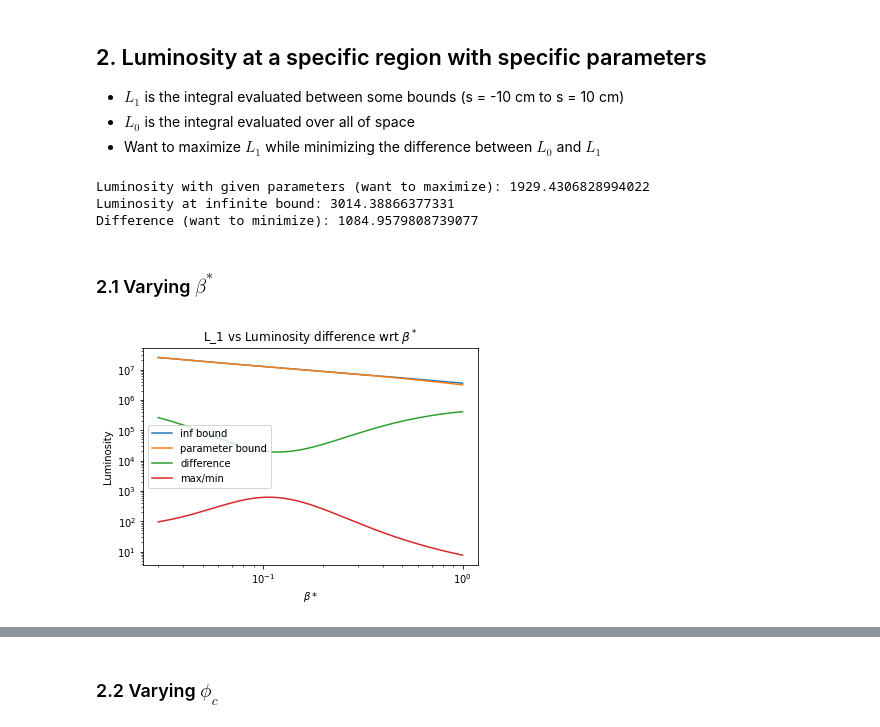
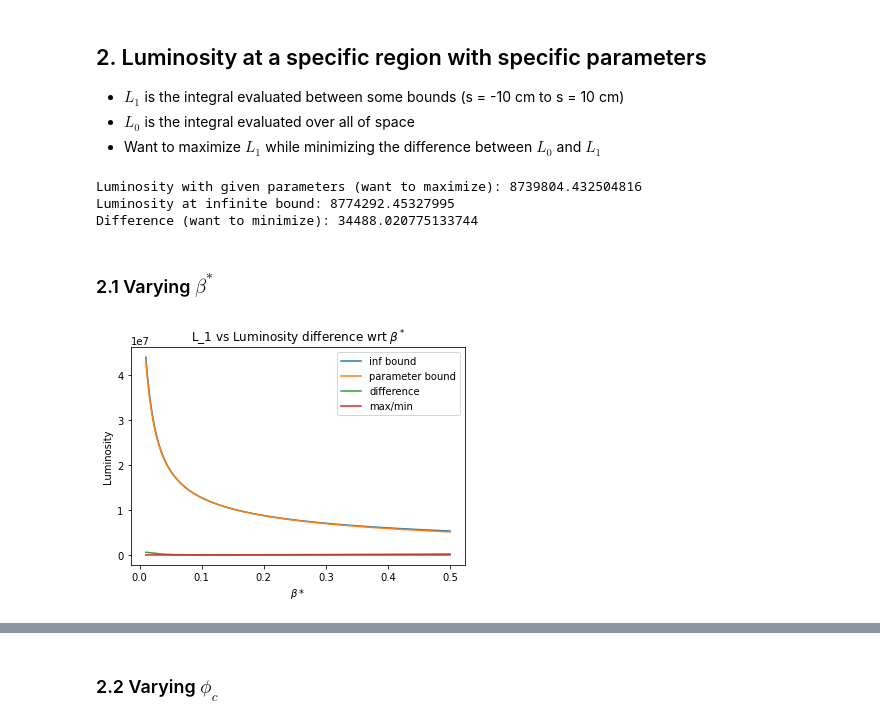
Before and after one commit to Wooperachi7/Luminosity, a Jupyter notebook: Crossing_Angle_and_Hourglass_effect.ipynb, the cells around one changed output, grey strips where cells are left out. Cells and saved outputs as stored; diff of their text form; code cells hidden in the pictures.

```diff
--- a/Crossing_Angle_and_Hourglass_effect.ipynb
+++ b/Crossing_Angle_and_Hourglass_effect.ipynb
@@ -103,8 +104,8 @@ ex = 1E-8
 ey = 1E-8
 sx = np.sqrt(ex*beta_star)
 sy = np.sqrt(ey*beta_star)
-sz = 1
-phi = 0#np.pi/180 #1 degree
+sz = .1
+phi = 0 #2E-3 #rad
 
 # Bounds
 a, b = -np.inf, np.inf
@@ -119,0 +122,12 @@ Luminosity: 8684151.9721145
+# %%
+#Beta star constant
+N = 100
+Phi = np.linspace(0, np.pi/100, N + 1)
+Luminosities = np.zeros(N + 1)
+for i, p in enumerate(Phi):
+    Luminosities[i] = Luminosity_int(f, N1, N2, beta_star, ex, ey, sz, p, a, b)
+plt.plot(Phi, Luminosities)
+plt.title(r"Crossing angle with Hourglass Effect")
+plt.ylabel(r"$Luminosity$")
+plt.xlabel(r"$\phi_c$")
+plt.show()
@@ -119,0 +138,22 @@ Luminosity: 8684151.9721145
+# %%
+def Lum_cho(s, f, N1, N2, bs, ex, ey, sz, phi):
+    sx0 = np.sqrt(ex*bs)
+    sy0 = np.sqrt(ey*bs)
+    Sx = (1 + s**2*np.cos(phi/2)**2/bs**2)*sx0**2
+    Sy = (1 + s**2*np.cos(phi/2)**2/bs**2)*sy0**2
+    denom_1 = 4*np.pi**1.5*sz
+    denom_2 = np.sqrt(Sx)*np.sqrt(Sy)
+    num = np.exp(s**2*(-(1 + np.cos(phi))/(2*sz**2) + (np.cos(phi) - 1)/(2*Sx)))
+    return np.cos(phi/2)**2*f*N1*N2*num/denom_1/denom_2
+
+Lum_cho_int = lambda f, N1, N2, bs, ex, ey, sz, phi, a, b: integrate.quad(Lum_cho, a, b,
+                                                               args = (f, N1, N2, bs, ex, ey, sz, phi))[0]
+
+Luminosities_cho = np.zeros(N + 1)
+for i, p in enumerate(Phi):
+    Luminosities_cho[i] = Lum_cho_int(f, N1, N2, beta_star, ex, ey, sz, p, a, b)
+plt.plot(Phi, Luminosities_cho)
+plt.title("Crossing angle from Paper")
+plt.ylabel("Luminosity")
+plt.xlabel(r"$\phi_c$")
+plt.show()
@@ -145,56 +187,56 @@ plt.show()
 - Want to maximize $L_1$ while minimizing the difference between $L_0$ and $L_1$
 # %%
 # Initial conditions accurate to an experiment
-# b*, ex, ey, sz, phi are given to determine luminosity
+# beta*, ex, ey, sz, phi are given to determine luminosity
 beta_star_param = .2 #m
-sz_param = .2
+sz_param = .2 #m
 ex_param = 1E-8 #microns
 ey_param = 1E-8
 phi_param = .002 #2 mrad
 
 # Bounds
 a_param, b_param = -.1, .1 #10 cm
-L_1 = Luminosity_int(f, N1, N2, beta_star_param, sx_param, sy_param, sz_param, phi_param, a_param, b_param)
+L_1 = Luminosity_int(f, N1, N2, beta_star_param, ex_param, ey_param, sz_param, phi_param, a_param, b_param)
 
 #infinity bounds
-L_0 = Luminosity_int(f, N1, N2, beta_star_param, sx_param, sy_param, sz_param, phi_param, a, b)
+L_0 = Luminosity_int(f, N1, N2, beta_star_param, ex_param, ey_param, sz_param, phi_param, a, b)
 
 print("Luminosity with given parameters (want to maximize):", L_1)
 print("Luminosity at infinite bound:", L_0)
 print("Difference (want to minimize):", L_0 - L_1)
 # %% [output]
-Luminosity with given parameters (want to maximize): 1929.4306828994022
-Luminosity at infinite bound: 3014.38866377331
-Difference (want to minimize): 1084.9579808739077
+Luminosity with given parameters (want to maximize): 8739804.432504816
+Luminosity at infinite bound: 8774292.45327995
+Difference (want to minimize): 34488.020775133744
 # %% [markdown]
 ### 2.1 Varying $\beta^*$ <a name="chapter2.1"></a>
 # %%
 # Plot both with respect to beta_star
 N = 200
-Beta_star = np.linspace(.03, 1, N + 1)
+Beta_star = np.linspace(.01, .5, N + 1)
 L_1_plot = np.zeros(N + 1)
 L_0_plot = np.zeros(N + 1)
 for i, bs in enumerate(Beta_star):
     #integral from a_param to b_param
     L_1_plot[i] = Luminosity_int(f, N1, N2, bs, ex_param, ey_param, sz_param, phi_param, a_param, b_param)
     #integral from -inf to inf
     L_0_plot[i] = Luminosity_int(f, N1, N2, bs, ex_param, ey_param, sz_param, phi_param, a, b)
 
 plt.plot(Beta_star, L_0_plot, label = "inf bound")
 plt.plot(Beta_star, L_1_plot, label = "parameter bound")
 plt.plot(Beta_star, L_0_plot - L_1_plot, label = "difference")
 
 curve_beta_star = (L_1_plot/(L_0_plot - L_1_plot)) #maximize/minimize
 plt.plot(Beta_star, curve_beta_star, label = "max/min")
 plt.title(r"L_1 vs Luminosity difference wrt $\beta^*$")
 plt.ylabel("Luminosity")
 plt.xlabel(r"$\beta*$")
-plt.xscale("log")
-plt.yscale("log")
+#plt.xscale("log")
+#plt.yscale("log")
 plt.legend()
 plt.show()
 # %% [output]
-[figure, old version]
+[figure, new version]
 # %%
 beta_star_max = Beta_star[np.argmax(curve_beta_star)]
 print("Beta star for max Luminosity:", beta_star_max)
```
Also changed, not shown: parts of 13 cells of this notebook.
